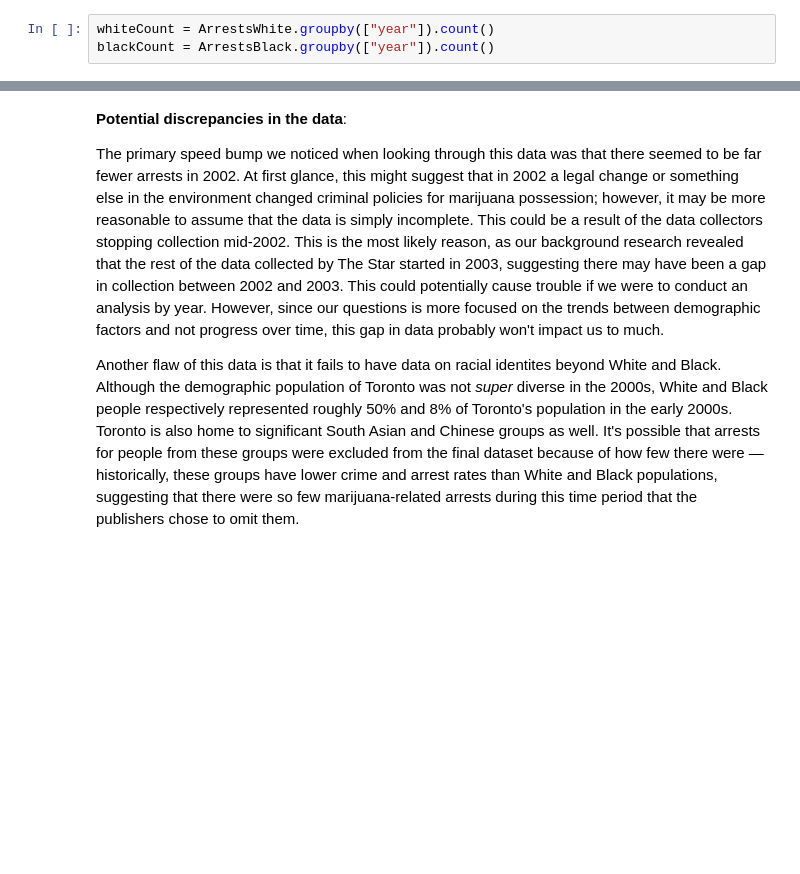
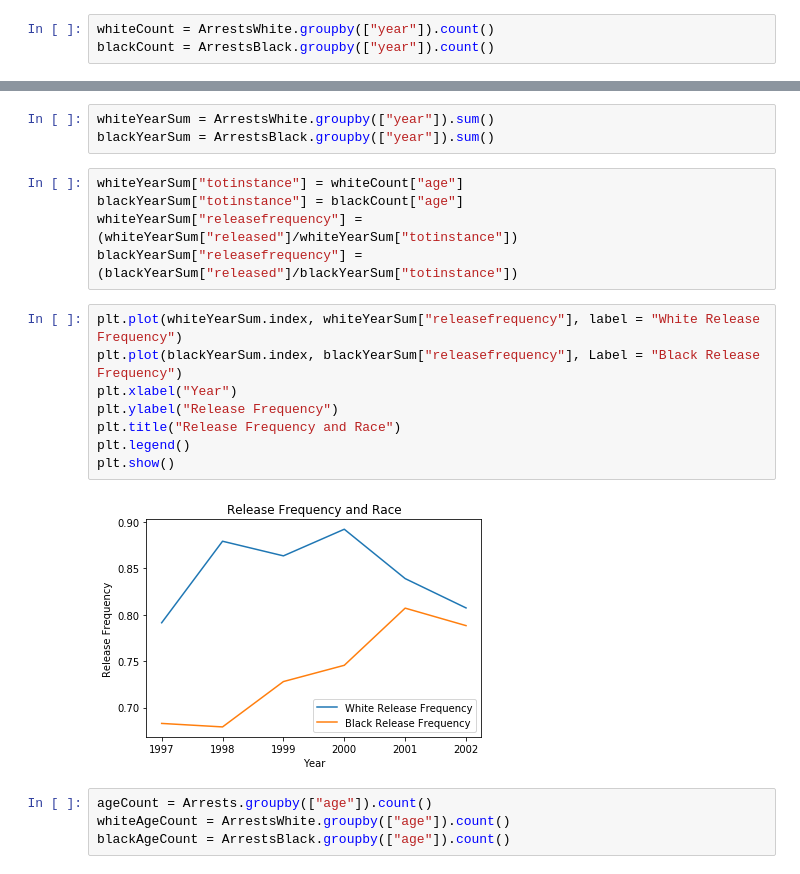
Before and after one commit to chenganyi/2950-final, a Jupyter notebook: Data_Analysis.ipynb, the cells around one changed output, grey strips where cells are left out. Cells and saved outputs as stored; diff of their text form; blank space fills up the shorter version.

Commit message:
May 16 - Data Analysis

```diff
--- a/Data_Analysis.ipynb
+++ b/Data_Analysis.ipynb
@@ -90,6 +70,22 @@ plt.show()
-# %% [markdown]
-**Potential discrepancies in the data**:
-
-The primary speed bump we noticed when looking through this data was that there seemed to be far fewer arrests in 2002. At first glance, this might suggest that in 2002 a legal change or something else in the environment changed criminal policies for marijuana possession; however, it may be more reasonable to assume that the data is simply incomplete. This could be a result of the data collectors stopping collection mid-2002. This is the most likely reason, as our background research revealed that the rest of the data collected by The Star started in 2003, suggesting there may have been a gap in collection between 2002 and 2003. This could potentially cause trouble if we were to conduct an analysis by year. However, since our questions is more focused on the trends between demographic factors and not progress over time, this gap in data probably won't impact us to much.
-
-Another flaw of this data is that it fails to have data on racial identites beyond White and Black. Although the demographic population of Toronto was not *super* diverse in the 2000s, White and Black people respectively represented roughly 50% and 8% of Toronto's population in the early 2000s. Toronto is also home to significant South Asian and Chinese groups as well. It's possible that arrests for people from these groups were excluded from the final dataset because of how few there were — historically, these groups have lower crime and arrest rates than White and Black populations, suggesting that there were so few marijuana-related arrests during this time period that the publishers chose to omit them.
+# %%
+whiteYearSum = ArrestsWhite.groupby(["year"]).sum()
+blackYearSum = ArrestsBlack.groupby(["year"]).sum()
+# %%
+whiteYearSum["totinstance"] = whiteCount["age"]
+blackYearSum["totinstance"] = blackCount["age"]
+whiteYearSum["releasefrequency"] = (whiteYearSum["released"]/whiteYearSum["totinstance"])
+blackYearSum["releasefrequency"] = (blackYearSum["released"]/blackYearSum["totinstance"])
+# %%
+plt.plot(whiteYearSum.index, whiteYearSum["releasefrequency"], label = "White Release Frequency")
+plt.plot(blackYearSum.index, blackYearSum["releasefrequency"], Label = "Black Release Frequency")
+plt.xlabel("Year")
+plt.ylabel("Release Frequency")
+plt.title("Release Frequency and Race")
+plt.legend()
+plt.show()
+# %% [output]
+[figure, added]
+# %%
+ageCount = Arrests.groupby(["age"]).count()
+whiteAgeCount = ArrestsWhite.groupby(["age"]).count()
+blackAgeCount = ArrestsBlack.groupby(["age"]).count()
```
Also changed, not shown: parts of 20 cells of this notebook.
